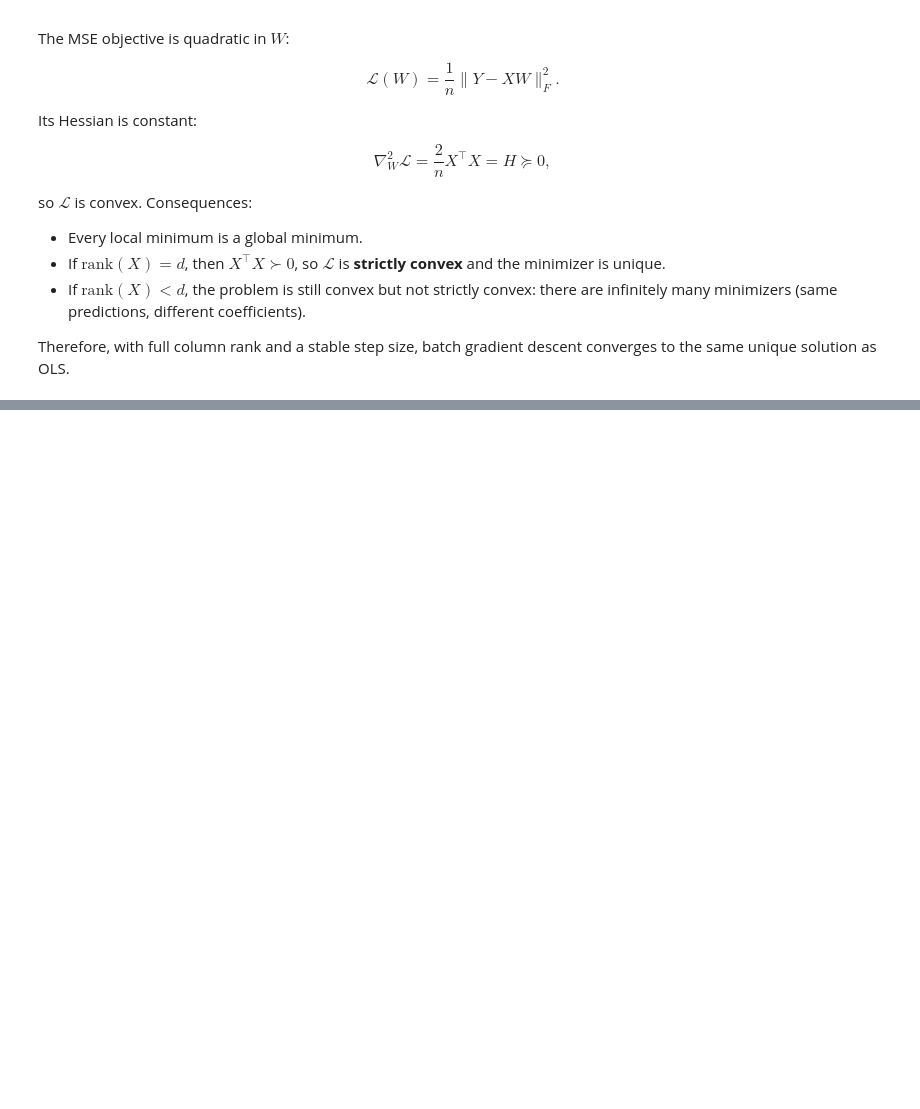
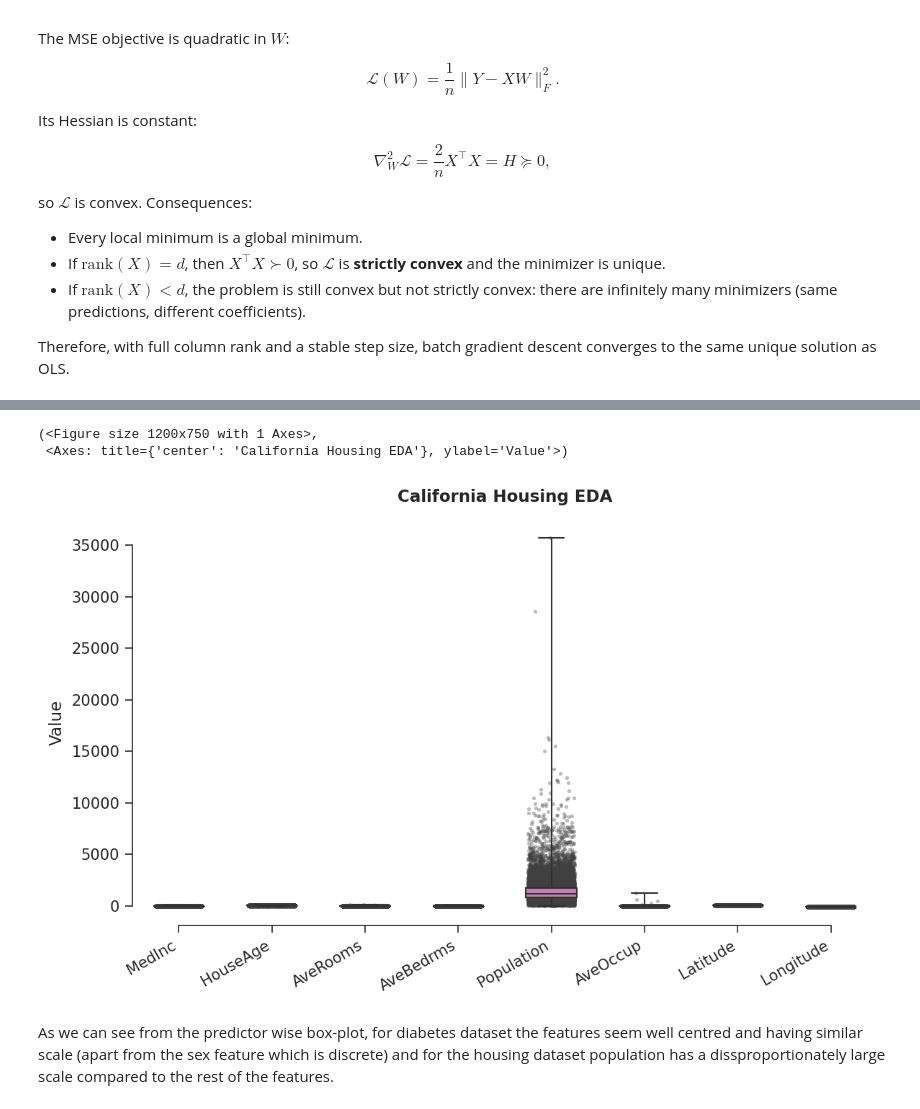
Before and after one commit to rameshaditya-me/Easy-Classical-ML-DL, a Jupyter notebook: linear-regression/linear-regression.ipynb, the cells around one changed output, grey strips where cells are left out. Drawn from its saved outputs; the diff is of its cells as text; code cells hidden in the pictures; blank space fills up the shorter version.

Commit message:
Added datasets+EDA

```diff
--- a/linear-regression/linear-regression.ipynb
+++ b/linear-regression/linear-regression.ipynb
@@ -289,0 +301,4 @@ Therefore, with full column rank and a stable step size, batch gradient descent
+# %%
+housing = fetch_california_housing()
+print("Num Datapoints: ", housing.data.shape[0], ", Num Predictors: ",housing.data.shape[1], ", Target: ", housing.target.shape[0])
+print(housing.feature_names)
@@ -289,0 +435,8 @@ Therefore, with full column rank and a stable step size, batch gradient descent
+# %%
+visualize_data_statistics(data=housing.data, column_names=housing.feature_names, title="California Housing EDA")
+# %% [output]
+(<Figure size 1200x750 with 1 Axes>,
+ <Axes: title={'center': 'California Housing EDA'}, ylabel='Value'>)
+[figure, added]
+# %% [markdown]
+As we can see from the predictor wise box-plot, for diabetes dataset the features seem well centred and having similar scale (apart from the sex feature which is discrete) and for the housing dataset population has a dissproportionately large scale compared to the rest of the features.
```
Also changed, not shown: parts of 8 cells of this notebook.
